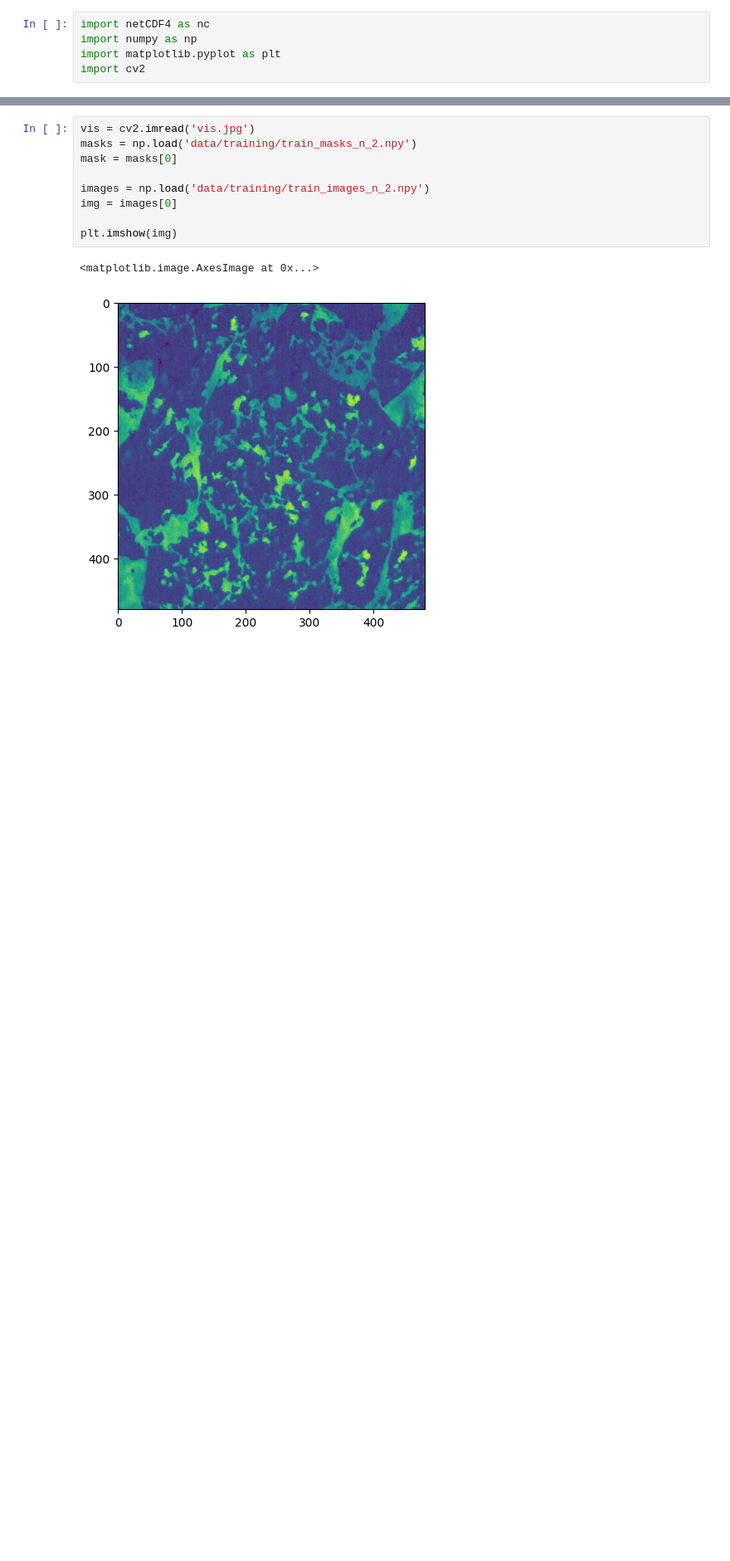
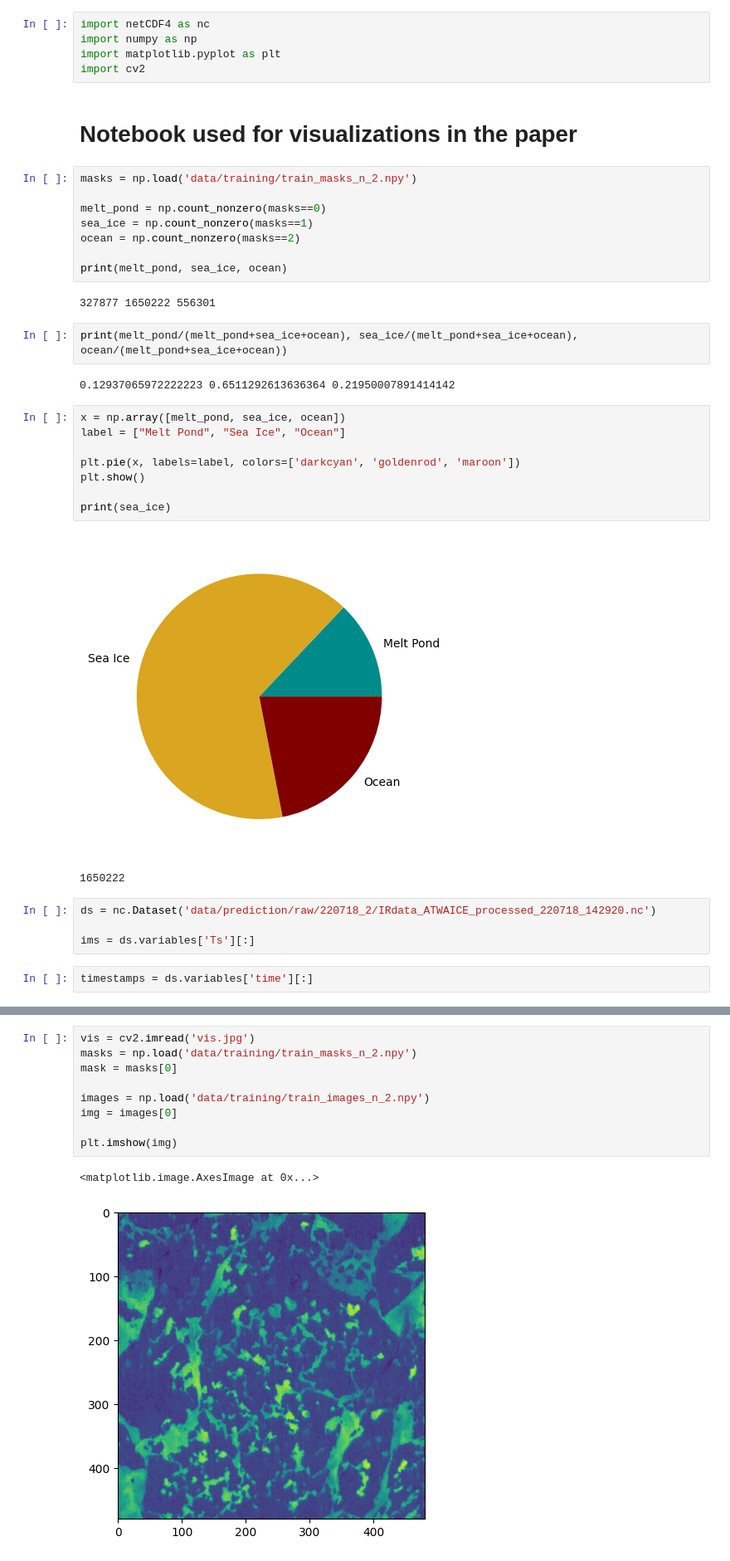
Before and after one commit to marlens123/autoSAM_pond_segmentation, a Jupyter notebook: visualize.ipynb, the cells around one changed output, grey strips where cells are left out. Shown at 83% size. Drawn from its saved outputs; the diff is of its cells as text; blank space fills up the shorter version.

```diff
--- a/visualize.ipynb
+++ b/visualize.ipynb
@@ -3,3 +3,36 @@ import netCDF4 as nc
 import numpy as np
 import matplotlib.pyplot as plt
 import cv2
+# %% [markdown]
+# Notebook used for visualizations in the paper
+# %%
+masks = np.load('data/training/train_masks_n_2.npy')
+
+melt_pond = np.count_nonzero(masks==0)
+sea_ice = np.count_nonzero(masks==1)
+ocean = np.count_nonzero(masks==2)
+
+print(melt_pond, sea_ice, ocean)
+# %% [output]
+327877 1650222 556301
+# %%
+print(melt_pond/(melt_pond+sea_ice+ocean), sea_ice/(melt_pond+sea_ice+ocean), ocean/(melt_pond+sea_ice+ocean))
+# %% [output]
+0.12937065972222223 0.6511292613636364 0.21950007891414142
+# %%
+x = np.array([melt_pond, sea_ice, ocean])
+label = ["Melt Pond", "Sea Ice", "Ocean"]
+
+plt.pie(x, labels=label, colors=['darkcyan', 'goldenrod', 'maroon'])
+plt.show()
+
+print(sea_ice)
+# %% [output]
+[figure, added]
+1650222
+# %%
+ds = nc.Dataset('data/prediction/raw/220718_2/IRdata_ATWAICE_processed_220718_142920.nc')
+
+ims = ds.variables['Ts'][:]
+# %%
+timestamps = ds.variables['time'][:]
```
Also changed, not shown: parts of 8 cells of this notebook, 3 other files.
